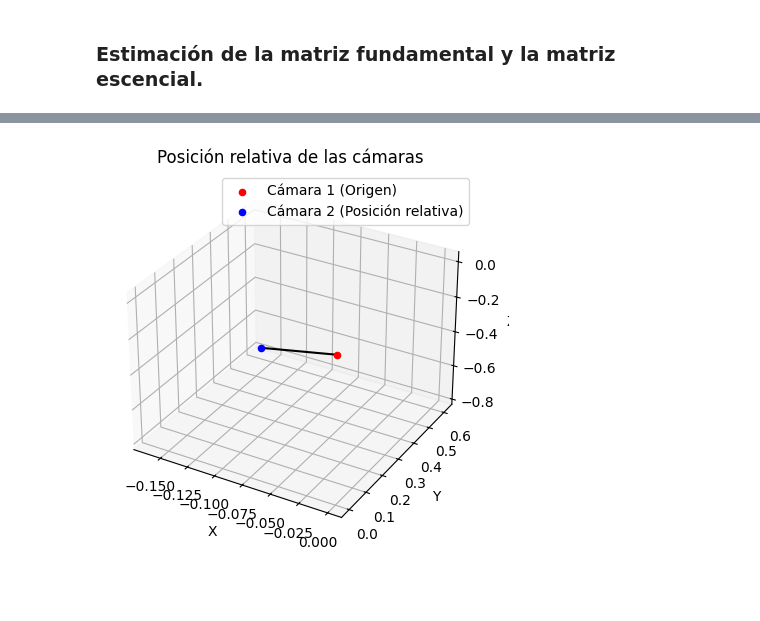
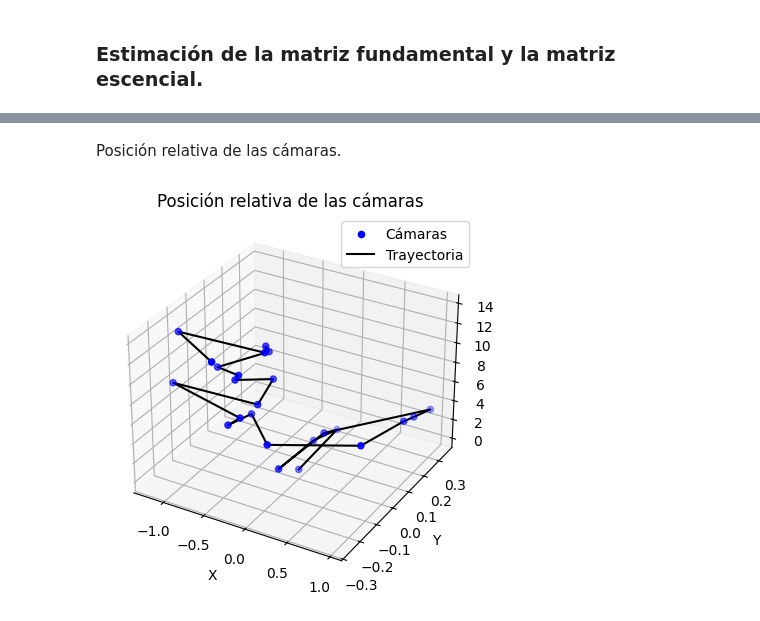
Before and after one commit to bl8dyg1rl/Vision_por_computadora_-taller1-, a Jupyter notebook: Reconstruccion3D_Vision.ipynb, the cells around one changed output, grey strips where cells are left out. Saved outputs shown, nothing was run; the diff lists cells and outputs as text; code cells hidden in the pictures; blank space fills up the shorter version.

```diff
--- a/Reconstruccion3D_Vision.ipynb
+++ b/Reconstruccion3D_Vision.ipynb
@@ -93,9 +99,8 @@ dist = calib_data["dist"]
 # %% [markdown]
 ### Pre-procesamiento de imágenes, Detección de Características y Emparejamiento.
 # %%
-#Cargar las imagenes del cubo
-#cubo = glob.glob('cubo/*.jpeg')
-cubo = glob.glob('cubo2/*.jpeg')
+#Cargar las imagenes del parlante
+parlante = glob.glob('parlante/*.jpeg')
 # %% [markdown]
 Detección de características usando SIFT.
 # %%
@@ -106,7 +111,7 @@ keypoints_list = []
 descriptors_list = []
 loaded_images = []
 # %%
-for image in cubo:
+for image in parlante:
     print(image)
     img = cv.imread(image)
     h, w = img.shape[:2]
@@ -236,6 +211,0 @@ F, mask = cv.findFundamentalMat(pts1, pts2, cv.FM_RANSAC)
-# %%
-#Calcular la matriz esencial
-E = mtx.T @ F @ mtx
-# %%
-#Descomposición de la Matriz Escencial
-_, R, t, mask = cv.recoverPose(E, pts1, pts2, mtx)
@@ -275,24 +298,32 @@ Matriz de Rotación (R):
+# %% [markdown]
+Posición relativa de las cámaras.
 # %%
 fig = plt.figure()
 ax = fig.add_subplot(111, projection='3d')
 
-# Puntos de referencia de las cámaras
-camera1 = np.array([0, 0, 0])  # Primera cámara en el origen
-camera2 = t.flatten()  # Segunda cámara trasladada según t
+# La primera cámara está en el origen
+camera_positions = [np.array([0, 0, 0], dtype=np.float64)]
+current_position = np.array([0, 0, 0], dtype=np.float64)
 
-# Dibujar las cámaras
-ax.scatter(*camera1, c='r', marker='o', label="Cámara 1 (Origen)")
-ax.scatter(*camera2, c='b', marker='o', label="Cámara 2 (Posición relativa)")
+# Acumulamos las traslaciones relativas
+for t in traslaciones:
+    current_position += t.flatten()
+    camera_positions.append(current_position.copy())
 
-# Dibujar una línea entre ambas cámaras
-ax.plot([camera1[0], camera2[0]], [camera1[1], camera2[1]], [camera1[2], camera2[2]], 'k-')
+camera_positions = np.array(camera_positions)
 
-# Configuración del gráfico
+ax.scatter(camera_positions[:, 0], camera_positions[:, 1], camera_positions[:, 2],
+           c='b', marker='o', label="Cámaras")
+
+# Dibujar líneas entre cámaras
+ax.plot(camera_positions[:, 0], camera_positions[:, 1], camera_positions[:, 2],
+        'k-', label="Trayectoria")
+
 ax.set_xlabel("X")
 ax.set_ylabel("Y")
 ax.set_zlabel("Z")
 ax.legend()
 plt.title("Posición relativa de las cámaras")
 plt.show()
 # %% [output]
-[figure, old version]
+[figure, new version]
```
Also changed, not shown: parts of 14 cells of this notebook.
